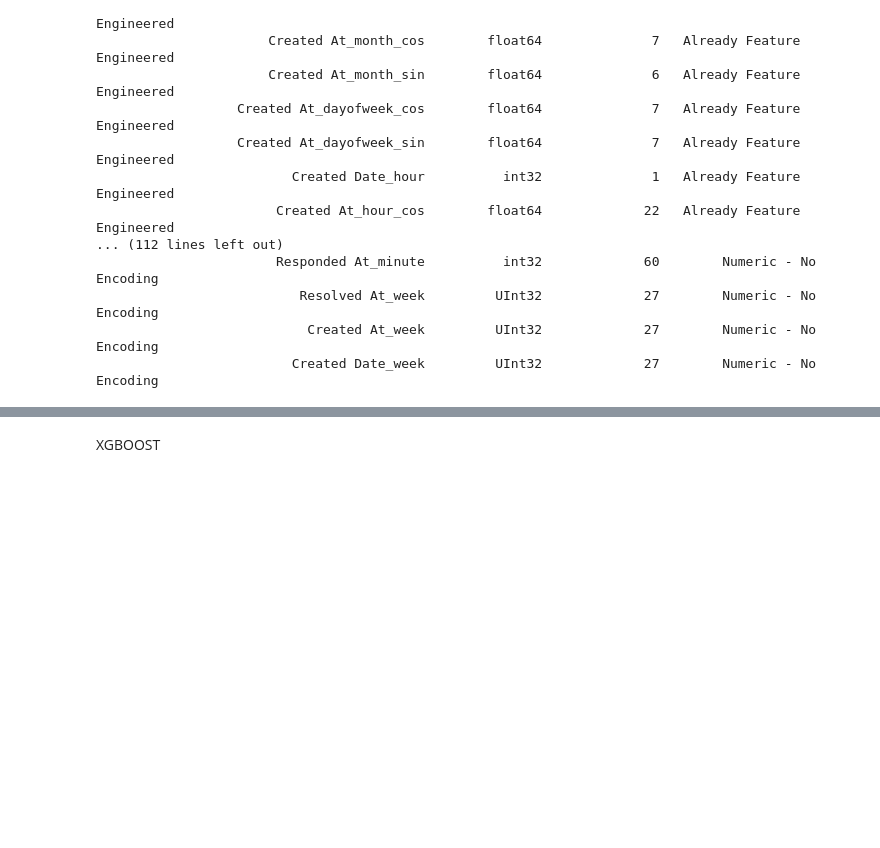
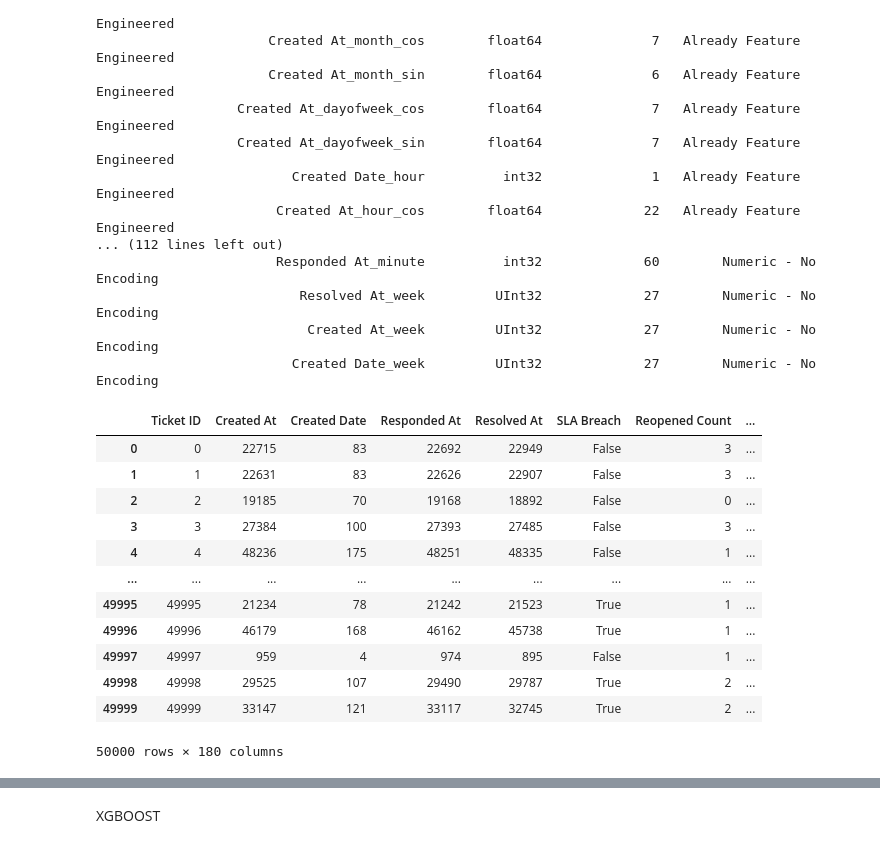
Before and after one commit to abhinavkaushikl/Servicenow_ticketing_tool, a Jupyter notebook: notebooks/SLAbreach.ipynb, the cells around one changed output, grey strips where cells are left out. Saved outputs shown, nothing was run; the diff lists cells and outputs as text; code cells hidden in the pictures; blank space fills up the shorter version.

```diff
--- a/notebooks/SLAbreach.ipynb
+++ b/notebooks/SLAbreach.ipynb
@@ -659,6 +659,22 @@ df_encoded, encoding_strategy_df, encoders = analyze_column_encoding_strategy(df
                           Resolved At_week         UInt32             27        Numeric - No Encoding
                            Created At_week         UInt32             27        Numeric - No Encoding
                          Created Date_week         UInt32             27        Numeric - No Encoding
+# %%
+df_encoded
+# %% [output]
+|  | Ticket ID | Created At | Created Date | Responded At | Resolved At | SLA Breach | Reopened Count | ... |
+| 0 | 0 | 22715 | 83 | 22692 | 22949 | False | 3 | ... |
+| 1 | 1 | 22631 | 83 | 22626 | 22907 | False | 3 | ... |
+| 2 | 2 | 19185 | 70 | 19168 | 18892 | False | 0 | ... |
+| 3 | 3 | 27384 | 100 | 27393 | 27485 | False | 3 | ... |
+| 4 | 4 | 48236 | 175 | 48251 | 48335 | False | 1 | ... |
+| ... | ... | ... | ... | ... | ... | ... | ... | ... |
+| 49995 | 49995 | 21234 | 78 | 21242 | 21523 | True | 1 | ... |
+| 49996 | 49996 | 46179 | 168 | 46162 | 45738 | True | 1 | ... |
+| 49997 | 49997 | 959 | 4 | 974 | 895 | False | 1 | ... |
+| 49998 | 49998 | 29525 | 107 | 29490 | 29787 | True | 2 | ... |
+| 49999 | 49999 | 33147 | 121 | 33117 | 32745 | True | 2 | ... |
+50000 rows × 180 columns
 # %%
 from sklearn.ensemble import RandomForestClassifier
 from sklearn.model_selection import train_test_split, GridSearchCV
```
Also changed, not shown: parts of 3 cells of this notebook, 2 other files.
